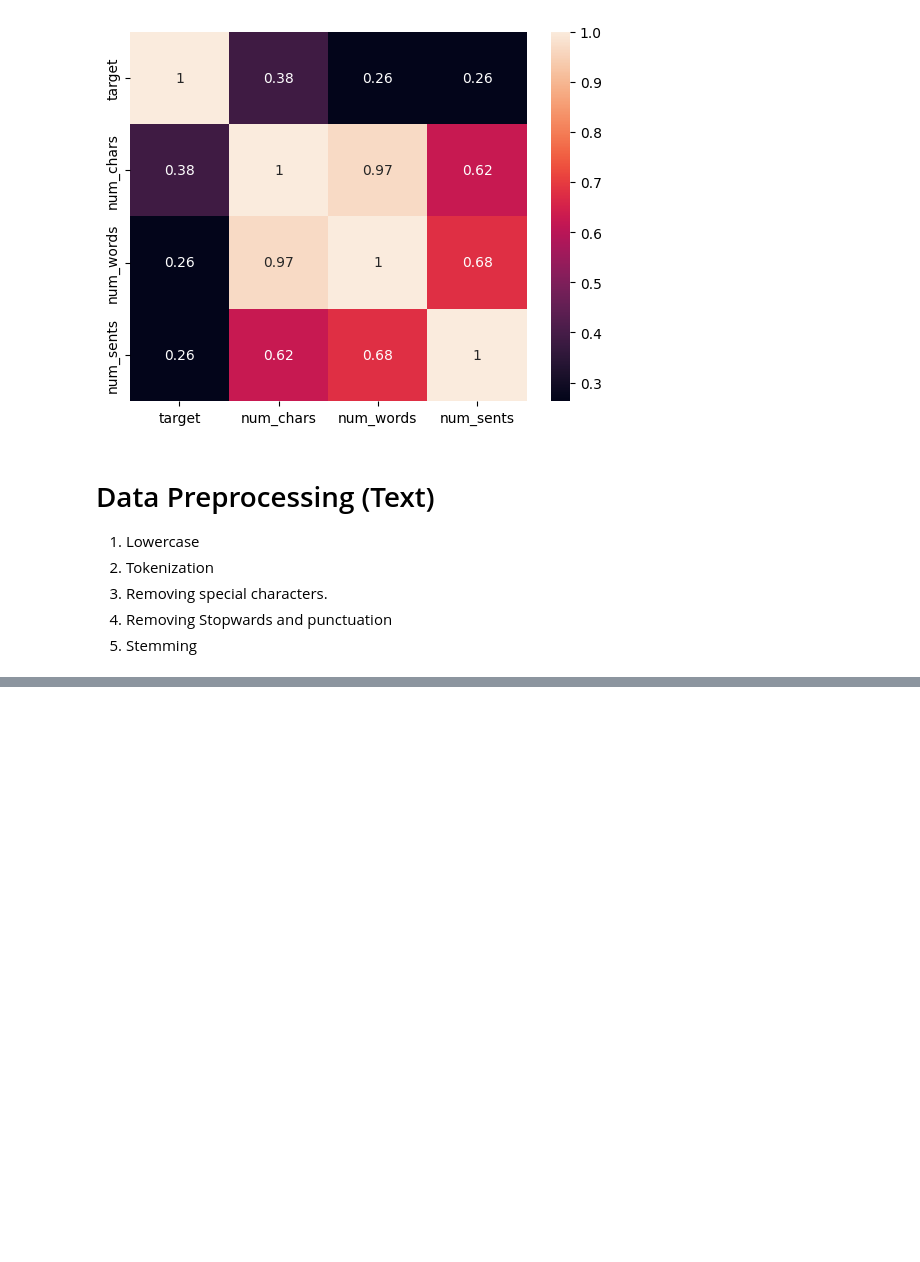
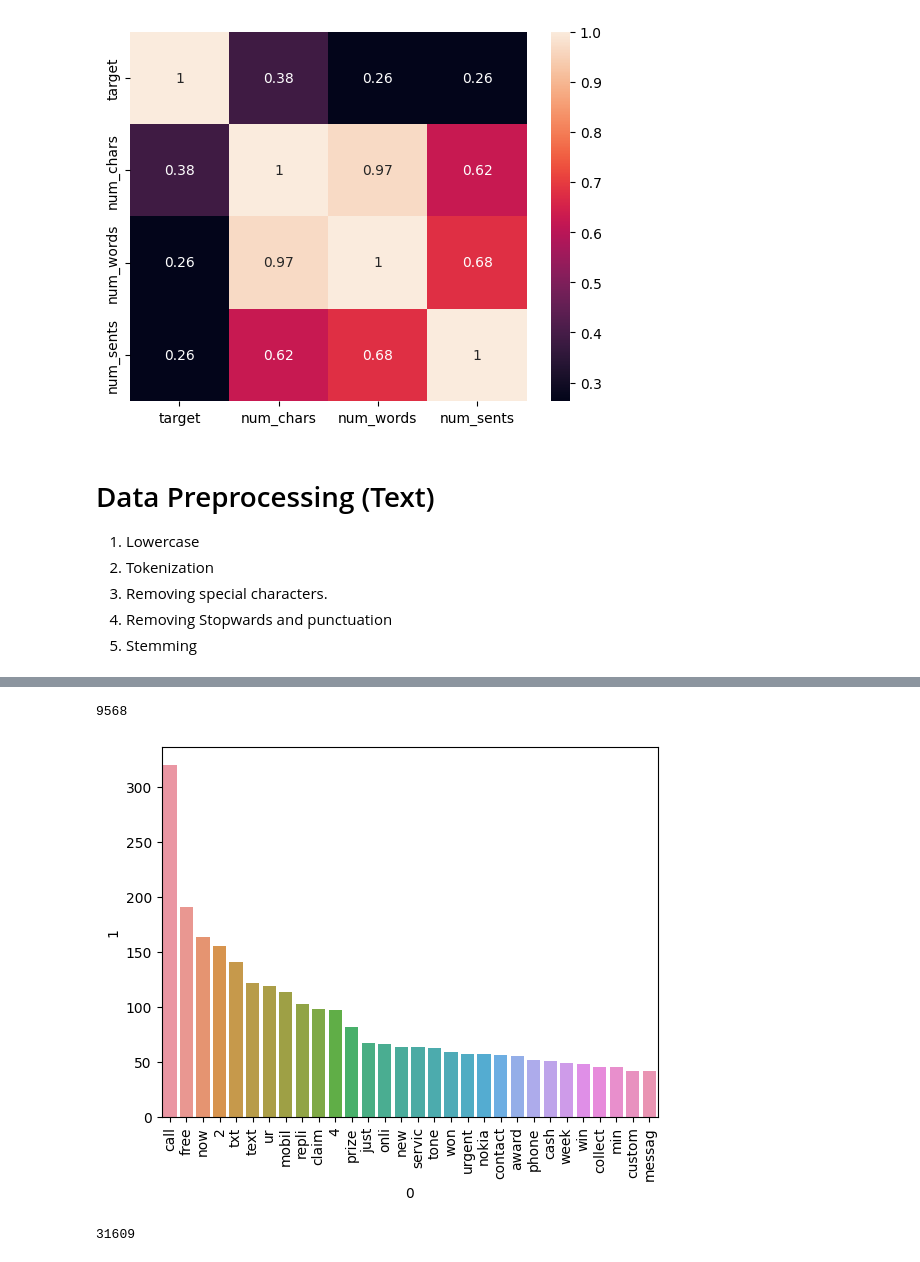
Before and after one commit to shivam-yadav-git/machine_learning_projects, a Jupyter notebook: email_spam_classifier/main.ipynb, the cells around one changed output, grey strips where cells are left out. Cells and saved outputs as stored; diff of their text form; code cells hidden in the pictures; blank space fills up the shorter version.

```diff
--- a/email_spam_classifier/main.ipynb
+++ b/email_spam_classifier/main.ipynb
@@ -166,6 +168,11 @@ sns.heatmap(df.corr(), annot=True) # new
 3. Removing special characters.
 4. Removing Stopwards and punctuation
 5. Stemming
+# %%
+with open ('Sources/stopwords.txt', 'r') as file:
+    content = file.readlines()
+
+content = [i.replace('\n', '') for i in content]
 # %%
 def transform_text(text):
     text = text.lower()
@@ -192,0 +248,17 @@ LookupError:
+# %%
+spam_corpus = []
+for msg in df[df.target == 1]['transformed_text'].tolist():
+    for word in msg.split():
+        spam_corpus.append(word)
+# %%
+len(spam_corpus)
+# %% [output]
+9568
+# %%
+from collections import Counter
+df_counter =  pd.DataFrame(Counter(spam_corpus).most_common(30))
+sns.barplot(x = df_counter[0], y = df_counter[1])
+plt.xticks(rotation='vertical')
+plt.show()
+# %% [output]
+[figure, added]
@@ -192,0 +272,4 @@ LookupError:
+# %%
+len(ham_corpus)
+# %% [output]
+31609
```
Also changed, not shown: parts of 33 cells of this notebook.
